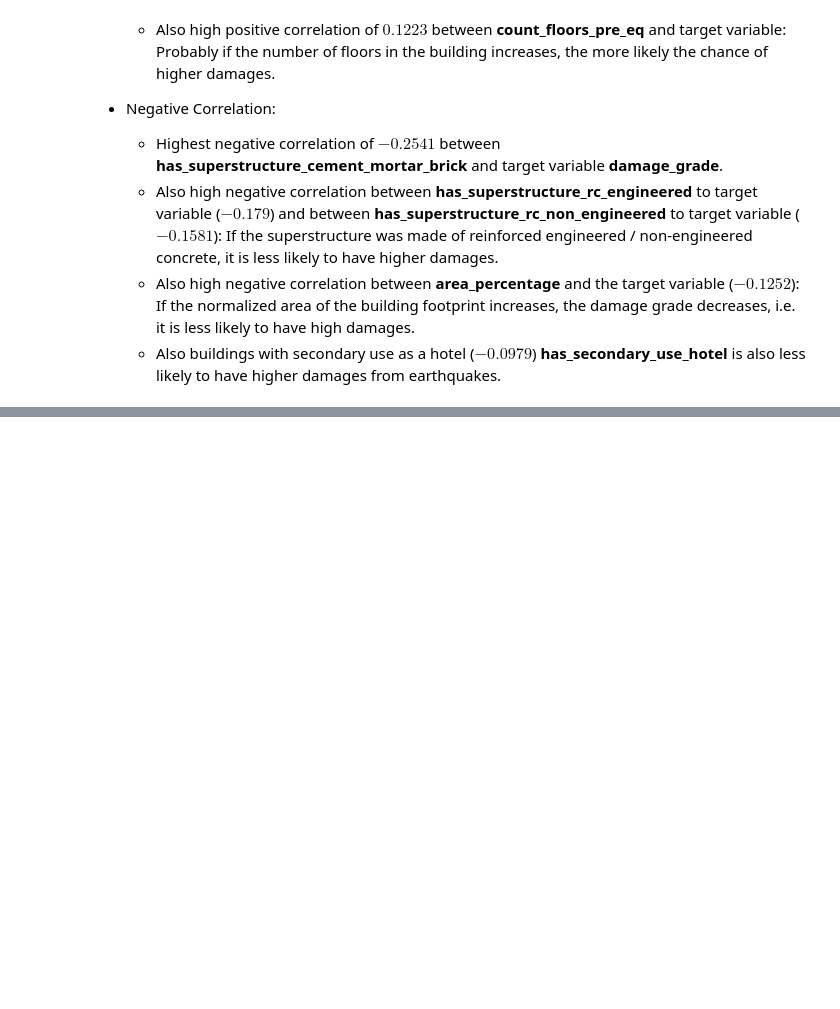
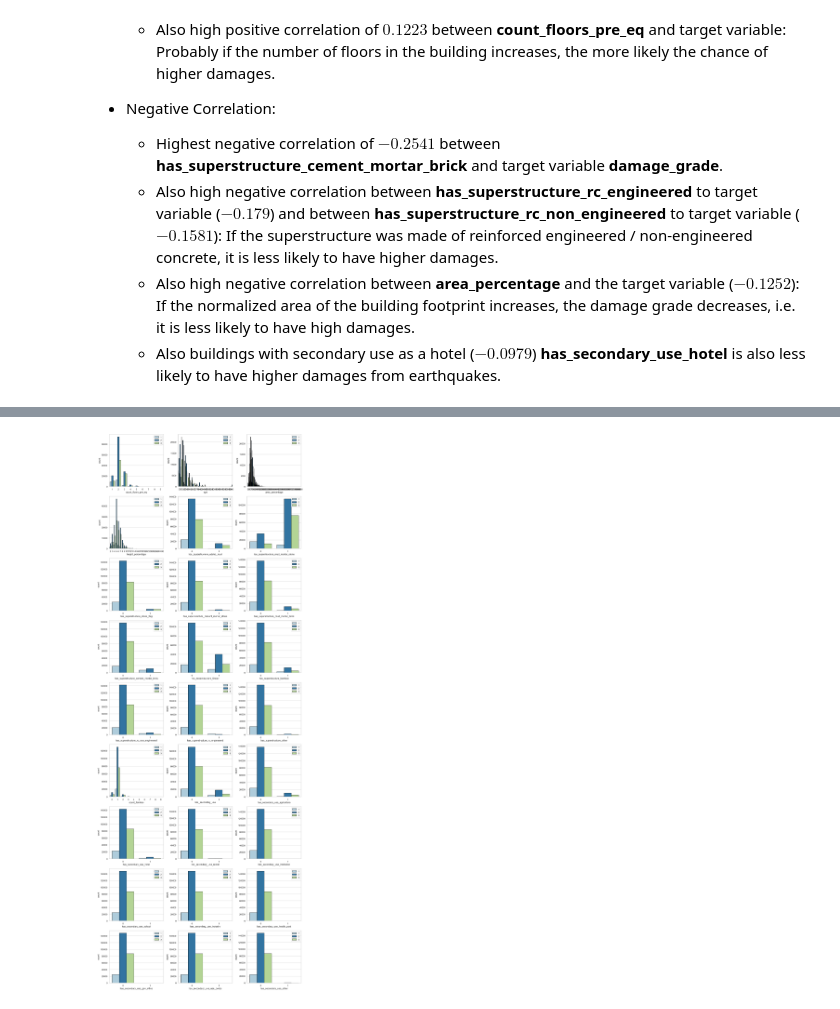
Before and after one commit to nina-prog/richters-predictor-modeling-earthquake-damage, a Jupyter notebook: notebooks/week01-relationship-features-target.ipynb, the cells around one changed output, grey strips where cells are left out. Saved outputs shown, nothing was run; the diff lists cells and outputs as text; code cells hidden in the pictures; blank space fills up the shorter version.

Commit message:
Implemented grouped bar charts for numerical features

```diff
--- a/notebooks/week01-relationship-features-target.ipynb
+++ b/notebooks/week01-relationship-features-target.ipynb
@@ -78,0 +82,4 @@ plt.show()
+# %%
+# First for numerical Values
+df_train_numeric = df_train._get_numeric_data()
+df_train_numeric.head(5)
@@ -78,0 +94,19 @@ plt.show()
+# %%
+# First get columns to analyse
+cols_to_analyse = list(df_train_numeric.columns)#.remove("building_id")
+cols_to_remove = ["building_id", "geo_level_1_id", "geo_level_2_id", "geo_level_3_id", "damage_grade"]
+cols_to_analyse = [x for x in cols_to_analyse if x not in cols_to_remove]
+# %%
+# Dynamically set size of subplots
+NCOLS: int = 3
+NROWS: int = math.ceil(len(cols_to_analyse)/NCOLS)
+
+# Plot settings
+fig, axes = plt.subplots(figsize=(15, 40), nrows=NROWS, ncols=NCOLS)
+for feature, ax in zip(cols_to_analyse, axes.flatten()):
+    sns.countplot(data=df_train_numeric, x=feature, hue="damage_grade", edgecolor="black", ax=ax)
+    ax.legend(loc="upper right")
+plt.tight_layout()
+plt.show()
+# %% [output]
+[figure, added]
```
Also changed, not shown: parts of 8 cells of this notebook.
